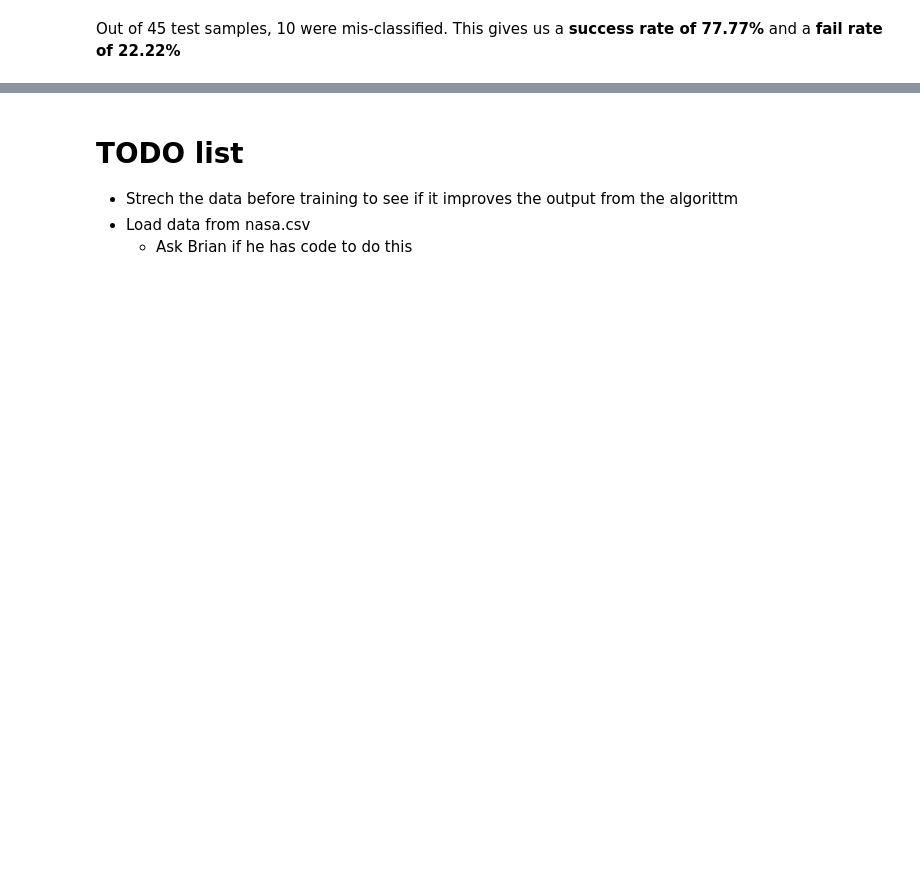
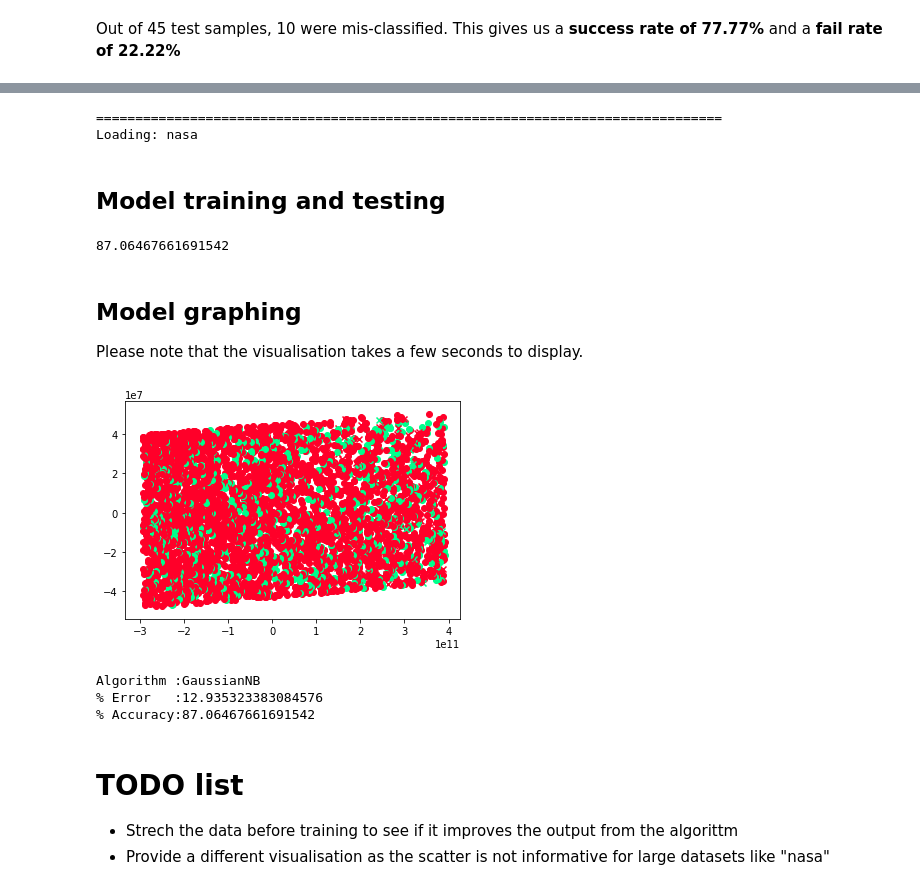
Before and after one commit to vipulpopat/MSCAI_CE4021_Project, a Jupyter notebook: Baysian.ipynb, the cells around one changed output, grey strips where cells are left out. Cells and saved outputs as stored; diff of their text form; code cells hidden in the pictures; blank space fills up the shorter version.

Commit message:
Adding code for  Nasa dataset from Brian

```diff
--- a/Baysian.ipynb
+++ b/Baysian.ipynb
@@ -275,5 +340,32 @@ Out of 45 test samples, 10 were mis-classified. This gives us a **success rate o
+# %%
+dataset_nasa = Dataset("nasa")
+dataset_nasa.log_level = Log.INFO
+dataset_nasa.load_data()
+dataset_nasa.prepare_data()
+# %% [output]
+================================================================================
+Loading: nasa
+# %% [markdown]
+## Model training and testing
+# %%
+analysis_nasa = Analysis("GaussianNB", dataset_nasa)
+analysis_nasa.log_level = Log.INFO
+analysis_nasa.train()
+analysis_nasa.test()
+# %% [output]
+87.06467661691542
+# %% [markdown]
+## Model graphing
+Please note that the visualisation takes a few seconds to display.
+# %%
+analysis_nasa.visualise()
+analysis_nasa.report()
+# %% [output]
+[figure, added]
+Algorithm :GaussianNB
+% Error   :12.935323383084576
+% Accuracy:87.06467661691542
 # %% [markdown]
 # TODO list
   * Strech the data before training to see if it improves the output from the algorittm
-  * Load data from nasa.csv
-    * Ask Brian if he has code to do this
+  * Provide a different visualisation as the scatter is not informative for large datasets like "nasa"
```
Also changed, not shown: parts of 9 cells of this notebook, 1 other file.
